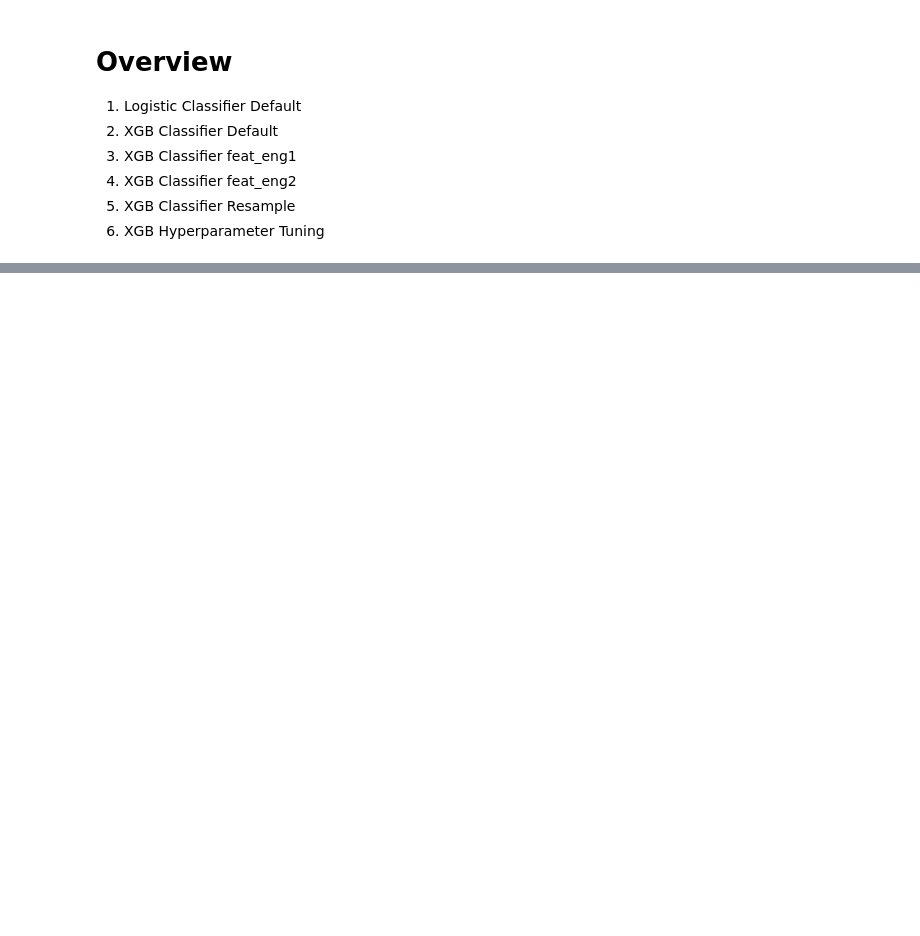
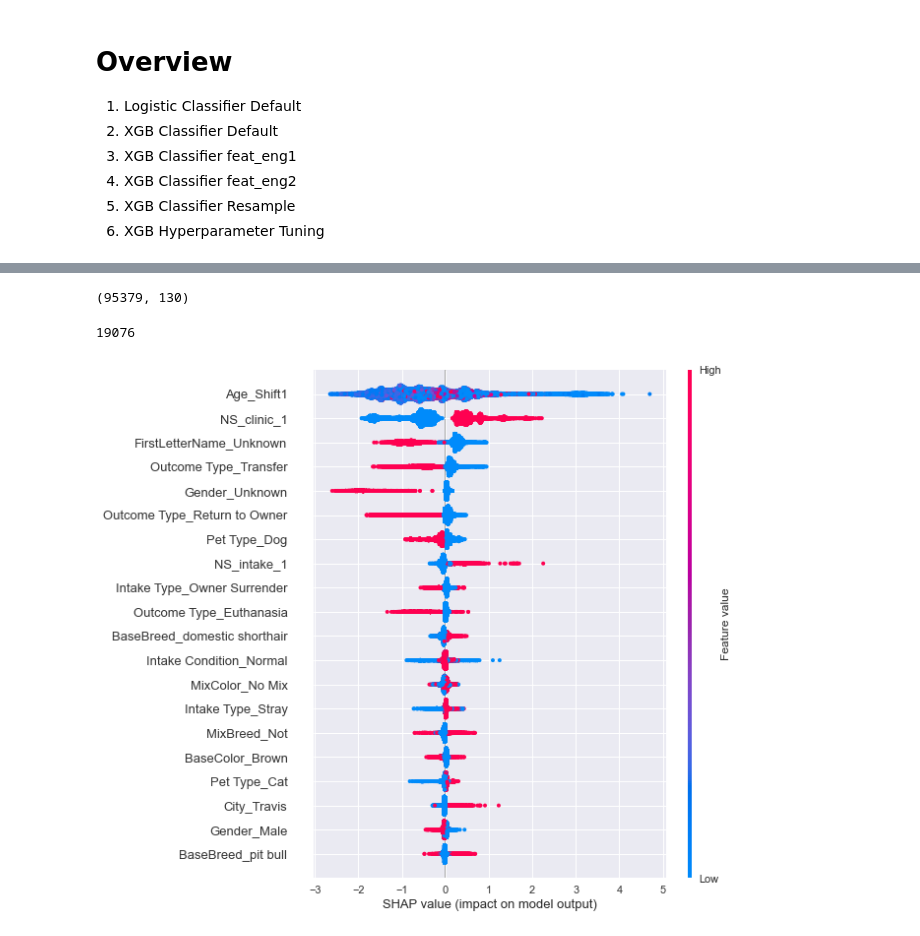
Before and after one commit to InciteG/austin-animal-shelter, a Jupyter notebook: notebooks/Testing.ipynb, the cells around one changed output, grey strips where cells are left out. Saved outputs shown, nothing was run; the diff lists cells and outputs as text; code cells hidden in the pictures; blank space fills up the shorter version.

Commit message:
add shap

```diff
--- a/notebooks/Testing.ipynb
+++ b/notebooks/Testing.ipynb
@@ -16,7 +17,6 @@ from modelclass import ModelTrainer
 3. XGB Classifier Resample
 4. XGB Hyperparameter Tuning
 # %%
-mt = ModelTrainer(model='xgb')
+mt = ModelTrainer(model='xgb',data_loc=r'..\data\feature1.csv')
 mt.load_model('xgb6')
-mt.confusion_matrix
 # %% [output]
@@ -42,0 +46,12 @@ sns.heatmap(mt.confusion_matrix, annot=True, fmt='', cmap='Blues')
+# %%
+mt.iv.shape
+# %% [output]
+(95379, 130)
+# %%
+len(mt.shap)
+# %% [output]
+19076
+# %%
+shap.summary_plot(mt.shap, mt.xtest)
+# %% [output]
+[figure, added]
```
Also changed, not shown: parts of 6 cells of this notebook, 2 other files.
